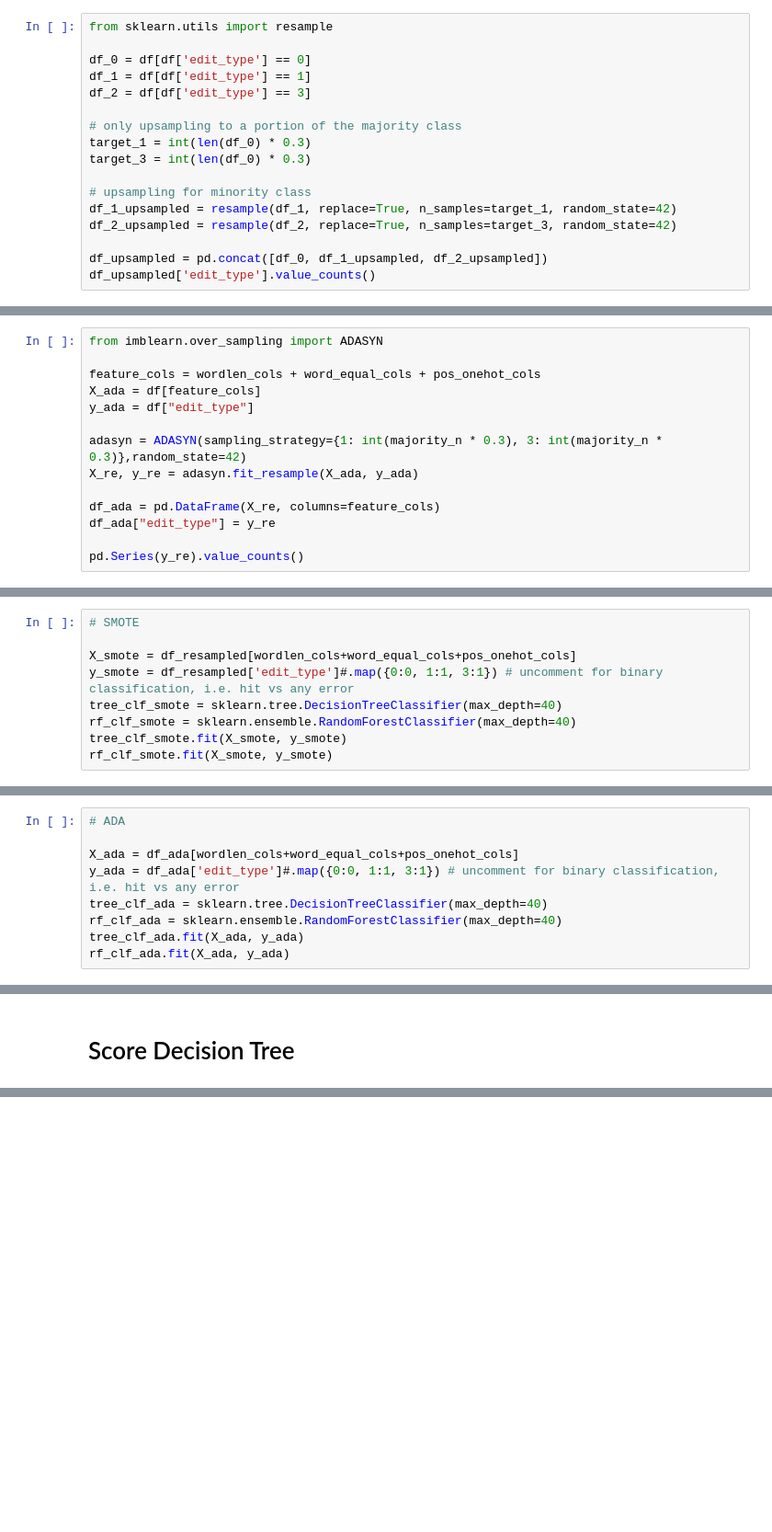
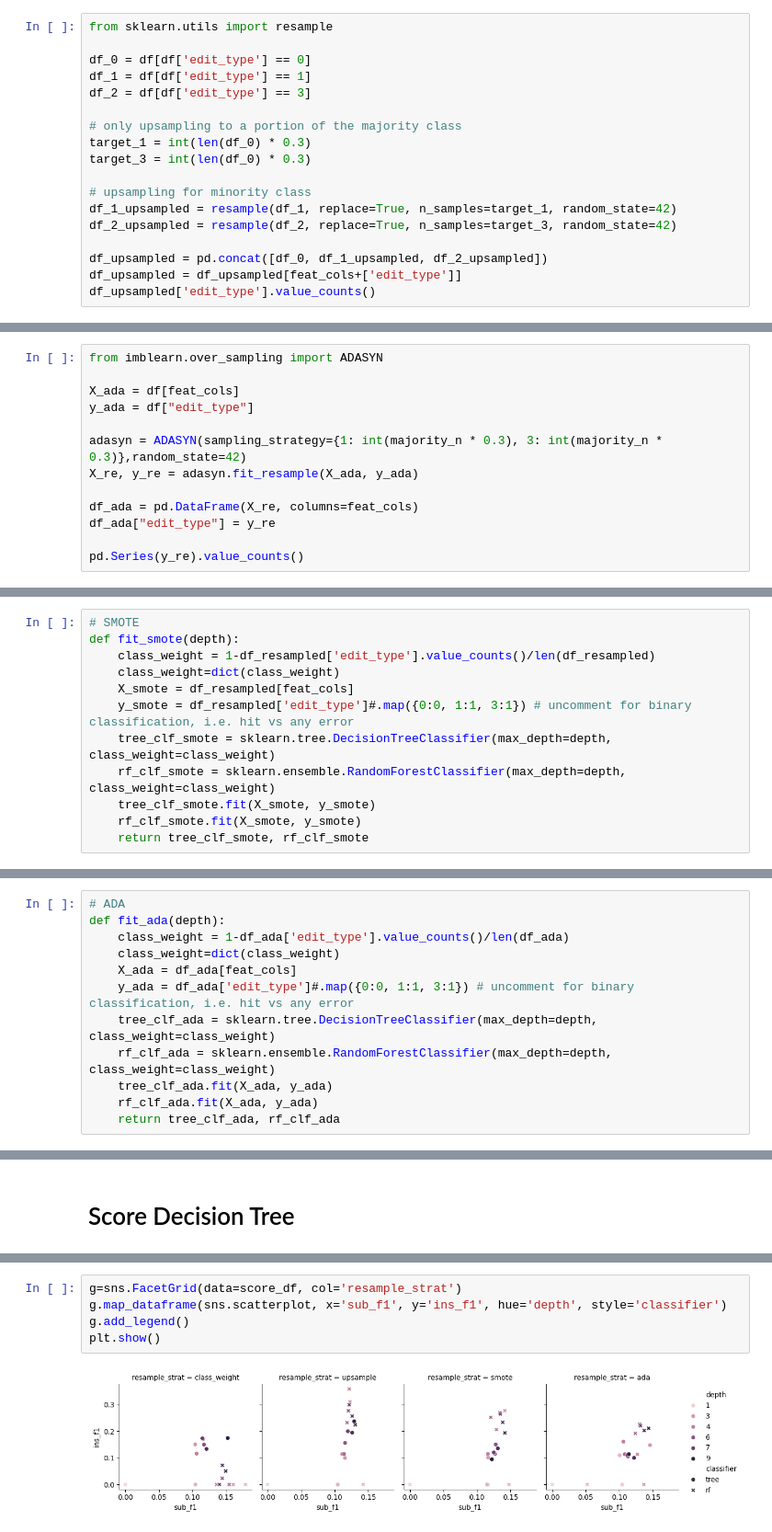
Before and after one commit to markjosims/u3u_project1, a Jupyter notebook: data_preprocess_mark.ipynb, the cells around one changed output, grey strips where cells are left out. Shown at 92% size. Drawn from its saved outputs; the diff is of its cells as text; blank space fills up the shorter version.

Commit message:
grid search

```diff
--- a/data_preprocess_mark.ipynb
+++ b/data_preprocess_mark.ipynb
@@ -210,6 +220,7 @@ df_1_upsampled = resample(df_1, replace=True, n_samples=target_1, random_state=4
 df_2_upsampled = resample(df_2, replace=True, n_samples=target_3, random_state=42)
 
 df_upsampled = pd.concat([df_0, df_1_upsampled, df_2_upsampled])
+df_upsampled = df_upsampled[feat_cols+['edit_type']]
 df_upsampled['edit_type'].value_counts()
 # %% [output]
 edit_type
@@ -248,14 +258,13 @@ Name: count, dtype: int64
 # %%
 from imblearn.over_sampling import ADASYN
 
-feature_cols = wordlen_cols + word_equal_cols + pos_onehot_cols
-X_ada = df[feature_cols]
+X_ada = df[feat_cols]
 y_ada = df["edit_type"]
 
 adasyn = ADASYN(sampling_strategy={1: int(majority_n * 0.3), 3: int(majority_n * 0.3)},random_state=42)
 X_re, y_re = adasyn.fit_resample(X_ada, y_ada)
 
-df_ada = pd.DataFrame(X_re, columns=feature_cols)
+df_ada = pd.DataFrame(X_re, columns=feat_cols)
 df_ada["edit_type"] = y_re
 
 pd.Series(y_re).value_counts()
@@ -308,9 +305,12 @@ RandomForestClassifier(max_depth=40)
 # %%
 # SMOTE
-
-X_smote = df_resampled[wordlen_cols+word_equal_cols+pos_onehot_cols]
-y_smote = df_resampled['edit_type']#.map({0:0, 1:1, 3:1}) # uncomment for binary classification, i.e. hit vs any error
-tree_clf_smote = sklearn.tree.DecisionTreeClassifier(max_depth=40)
-rf_clf_smote = sklearn.ensemble.RandomForestClassifier(max_depth=40)
-tree_clf_smote.fit(X_smote, y_smote)
-rf_clf_smote.fit(X_smote, y_smote)
+def fit_smote(depth):
+    class_weight = 1-df_resampled['edit_type'].value_counts()/len(df_resampled)
+    class_weight=dict(class_weight)
+    X_smote = df_resampled[feat_cols]
+    y_smote = df_resampled['edit_type']#.map({0:0, 1:1, 3:1}) # uncomment for binary classification, i.e. hit vs any error
+    tree_clf_smote = sklearn.tree.DecisionTreeClassifier(max_depth=depth, class_weight=class_weight)
+    rf_clf_smote = sklearn.ensemble.RandomForestClassifier(max_depth=depth, class_weight=class_weight)
+    tree_clf_smote.fit(X_smote, y_smote)
+    rf_clf_smote.fit(X_smote, y_smote)
+    return tree_clf_smote, rf_clf_smote
@@ -319,9 +317,12 @@ RandomForestClassifier(max_depth=40)
 # %%
 # ADA
-
-X_ada = df_ada[wordlen_cols+word_equal_cols+pos_onehot_cols]
-y_ada = df_ada['edit_type']#.map({0:0, 1:1, 3:1}) # uncomment for binary classification, i.e. hit vs any error
-tree_clf_ada = sklearn.tree.DecisionTreeClassifier(max_depth=40)
-rf_clf_ada = sklearn.ensemble.RandomForestClassifier(max_depth=40)
-tree_clf_ada.fit(X_ada, y_ada)
-rf_clf_ada.fit(X_ada, y_ada)
+def fit_ada(depth):
+    class_weight = 1-df_ada['edit_type'].value_counts()/len(df_ada)
+    class_weight=dict(class_weight)
+    X_ada = df_ada[feat_cols]
+    y_ada = df_ada['edit_type']#.map({0:0, 1:1, 3:1}) # uncomment for binary classification, i.e. hit vs any error
+    tree_clf_ada = sklearn.tree.DecisionTreeClassifier(max_depth=depth, class_weight=class_weight)
+    rf_clf_ada = sklearn.ensemble.RandomForestClassifier(max_depth=depth, class_weight=class_weight)
+    tree_clf_ada.fit(X_ada, y_ada)
+    rf_clf_ada.fit(X_ada, y_ada)
+    return tree_clf_ada, rf_clf_ada
@@ -496,0 +368,7 @@ weighted avg       0.98      0.98      0.98     54460
+# %%
+g=sns.FacetGrid(data=score_df, col='resample_strat')
+g.map_dataframe(sns.scatterplot, x='sub_f1', y='ins_f1', hue='depth', style='classifier')
+g.add_legend()
+plt.show()
+# %% [output]
+[figure, added]
```
Also changed, not shown: parts of 21 cells of this notebook.
